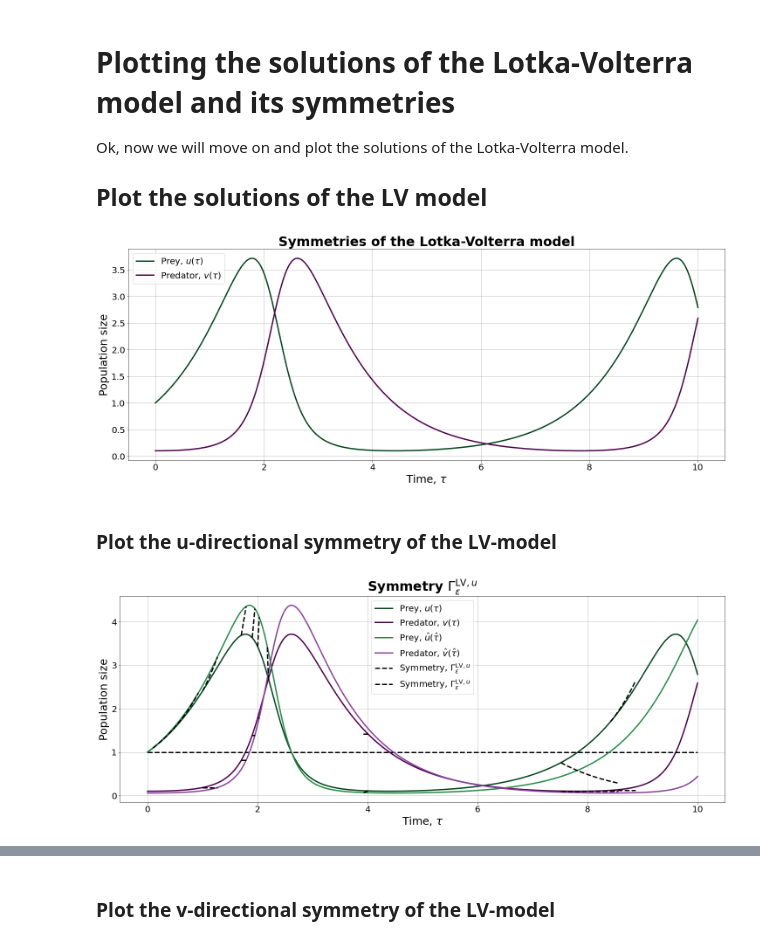
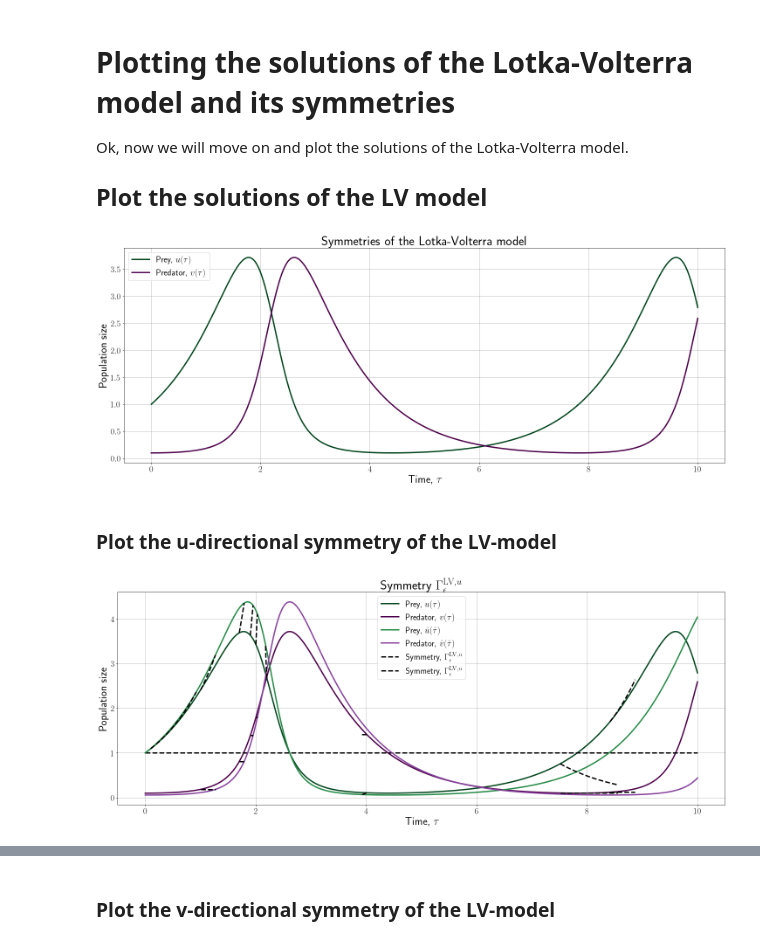
Before and after one commit to JohannesBorgqvist/separable_phase_plane_symmetries, a Jupyter notebook: Code/push_forward_LV_phase_plane_symmetries.ipynb, the cells around one changed output, grey strips where cells are left out. Saved outputs shown, nothing was run; the diff lists cells and outputs as text; code cells hidden in the pictures.

```diff
--- a/Code/push_forward_LV_phase_plane_symmetries.ipynb
+++ b/Code/push_forward_LV_phase_plane_symmetries.ipynb
@@ -66,34 +66,36 @@ from scipy import integrate # For solving ODEs.
 # Function 1: ODE for the LV model
 def dX_dt_LV(X, t=0,a=1):
     """ Return the growth rate of fox and rabbit populations. """
     return array([ X[0]*(1-X[1]) ,
                    a*X[1]*(X[0]-1)])
 # Define the time vector and the initial conditions
 t = linspace(0, 10, 500)              # time
 X0 = array([1, 0.10])                     # initials conditions: 10 rabbits and 5 foxes
 # Define our parameter alpha
 alpha = 1
 # Solve the ODE at hand
 X1, infodict = integrate.odeint(dX_dt_LV, X0, t, args = (alpha,),full_output=True)
 infodict['message'] # >>> 'Integration successful.'
 # Split the solution into its component parts
 u, v = X1.T
+# Set all parameters to tex
+plt.rcParams['text.usetex'] = True
 # Plot our lovely solutions
 fig_1 = plt.figure(constrained_layout=True, figsize=(20, 8))
 plt.plot(t, u, '-', label="Prey, $u(\\tau)$" ,color=(0/256,68/256,27/256),linewidth=3.0)
 plt.plot(t, v  , '-', label='Predator, $v(\\tau)$',color=(77/256,0/256,75/256),linewidth=3.0)
 plt.grid()
 plt.legend(loc='best',prop={"size":20})
 plt.xlabel(xlabel='Time, $\\tau$',fontsize=25)
 plt.ylabel(ylabel='Population size',fontsize=25)
 # Change the size of the ticks
 plt.tick_params(axis='both', which='major', labelsize=20)
 plt.tick_params(axis='both', which='minor', labelsize=20)
 # Title and saving the figure
 plt.title('Symmetries of the Lotka-Volterra model',fontsize=30,weight='bold')
 plt.savefig('../Figures/LV_solutions.png')
 # %% [output]
-[figure, old version]
+[figure, new version]
 # %% [markdown]
 ### Plot the u-directional symmetry of the LV-model
 # %%
@@ -209,6 +211,8 @@ for branch_index,new_magical_index in enumerate(magical_indices):
     Gamma_u_u_vec.append(Gamma_u_u_temp)
     Gamma_u_v_vec.append(Gamma_u_v_temp)
 #=====================================================================================================
+# Set all parameters to tex
+plt.rcParams['text.usetex'] = True
 # Se if we can plot our symmetry?
 fig_2 = plt.figure(constrained_layout=True, figsize=(20, 8))
 # Prey
@@ -242,4 +246,4 @@ plt.tick_params(axis='both', which='minor', labelsize=20)
 plt.title('Symmetry $\\Gamma_{\epsilon}^{\\mathrm{LV},u}$',fontsize=30,weight='bold');
 plt.show()
 # %% [output]
-[figure, old version]
+[figure, new version]
```
Also changed, not shown: parts of 9 cells of this notebook.
